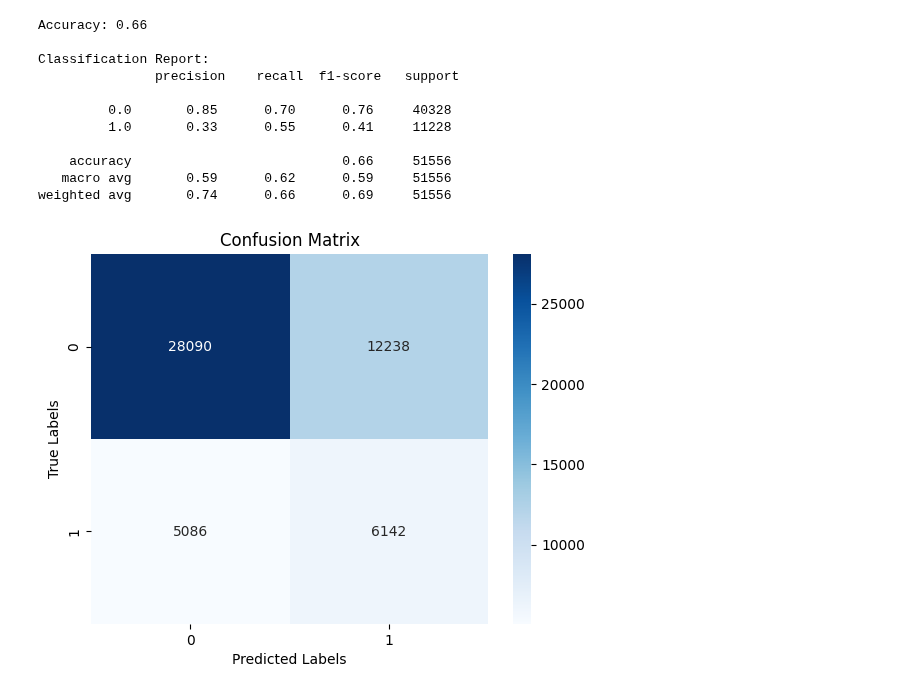
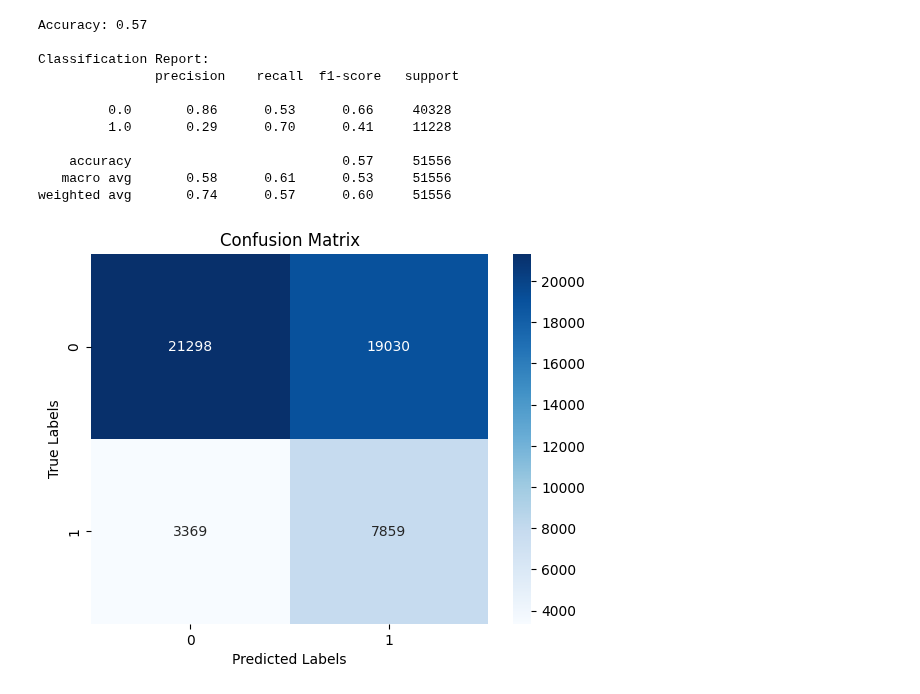
Before and after one commit to tanhl30/HE4045_Project, a Jupyter notebook: 2. Machine Learning A/Logit (sklearn).ipynb, the cells around one changed output. Drawn from its saved outputs; the diff is of its cells as text; code cells hidden in the pictures.

```diff
--- a/2. Machine Learning A/Logit (sklearn).ipynb
+++ b/2. Machine Learning A/Logit (sklearn).ipynb
@@ -21,19 +21,6 @@ X=X.drop(columns=['loan_status_grouped','grade','sub_grade', 'int_rate'])
 
 # Select outcome variable for Y
 y=loan['loan_status_grouped']
-
-# Encode emp_length into 4 categories: 0-1 year, 2-5 years, 6-10 years, > 10 years
-def transform_emp_length(emp_length):
-    if emp_length in ["< 1 year", "1 year"]:
-        return "0-1 year"
-    elif emp_length in ["2 years", "3 years", "4 years", "5 years"]:
-        return "2-5 years"
-    elif emp_length in ["6 years", "7 years", "8 years", "9 years", "10 years"]:
-        return "6-10 years"
-    elif emp_length == "10+ years":
-        return "> 10 years"
-
-X['emp_length'] = X['emp_length'].apply(transform_emp_length)
 # %%
 #Separate numerical and categorical columns
 categorical_columns = ['home_ownership', 'term','purpose','emp_length']
@@ -71,39 +58,39 @@ X_train, y_train = smote.fit_resample(X_train, y_train)
 # Using sklearn library to run Logit Regression
 
 # Fit logistic regression model
 model = LogisticRegression(solver='liblinear',max_iter=1000)
 model.fit(X_train, y_train)
 
-# Making predictions with a decision threshold of 0.3
+# Making predictions with a decision threshold
 prob = model.predict_proba(X_test)[:, 1]
-threshold = 0.5
+threshold = 0.4
 y_pred = (prob >= threshold).astype(int)
 
 # Generating evaluation metrics
 accuracy = accuracy_score(y_test, y_pred)
 conf_matrix = confusion_matrix(y_test, y_pred)
 class_report = classification_report(y_test, y_pred)
 
 # Print the results
 print(f'Accuracy: {accuracy:.2f}',"\n")
 print("Classification Report:\n", class_report)
 
 # Plotting heatmap for confusion matrix
 sns.heatmap(conf_matrix, annot=True, fmt='.0f', cmap='Blues', cbar=True, xticklabels=['0', '1'], yticklabels=['0', '1'])
 plt.title('Confusion Matrix')
 plt.xlabel('Predicted Labels')
 plt.ylabel('True Labels')
 plt.show()
 # %% [output]
-Accuracy: 0.66
+Accuracy: 0.57
 
 Classification Report:
                precision    recall  f1-score   support
 
-         0.0       0.85      0.70      0.76     40328
-         1.0       0.33      0.55      0.41     11228
+         0.0       0.86      0.53      0.66     40328
+         1.0       0.29      0.70      0.41     11228
 
-    accuracy                           0.66     51556
-   macro avg       0.59      0.62      0.59     51556
-weighted avg       0.74      0.66      0.69     51556
+    accuracy                           0.57     51556
+   macro avg       0.58      0.61      0.53     51556
+weighted avg       0.74      0.57      0.60     51556
-[figure, old version]
+[figure, new version]
```
Also changed, not shown: 1 other file.
